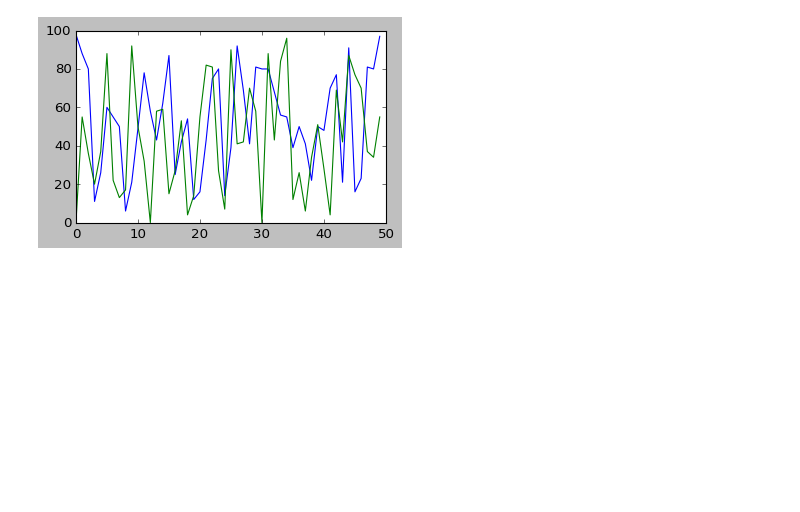
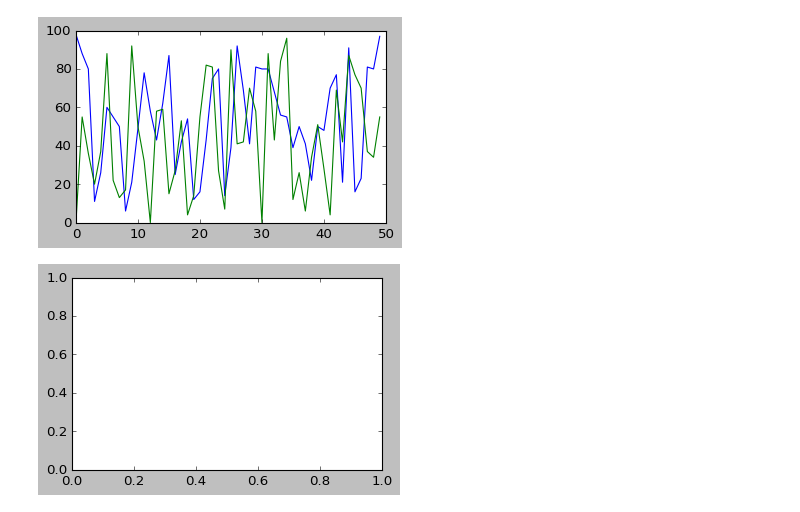
Before and after one commit to jackiewang-zhiyao/visualization, a Jupyter notebook: 04_this_cohort/Classnotes.ipynb, the cells around one changed output. Cells and saved outputs as stored; diff of their text form; code cells hidden in the pictures; blank space fills up the shorter version.

```diff
--- a/04_this_cohort/Classnotes.ipynb
+++ b/04_this_cohort/Classnotes.ipynb
@@ -320,0 +327,4 @@ fig.show()
+# %%
+fig, ax = plt.subplots(figsize=(5, 3))
+# %% [output]
+[figure, added]
```
Also changed, not shown: parts of 16 cells of this notebook.
